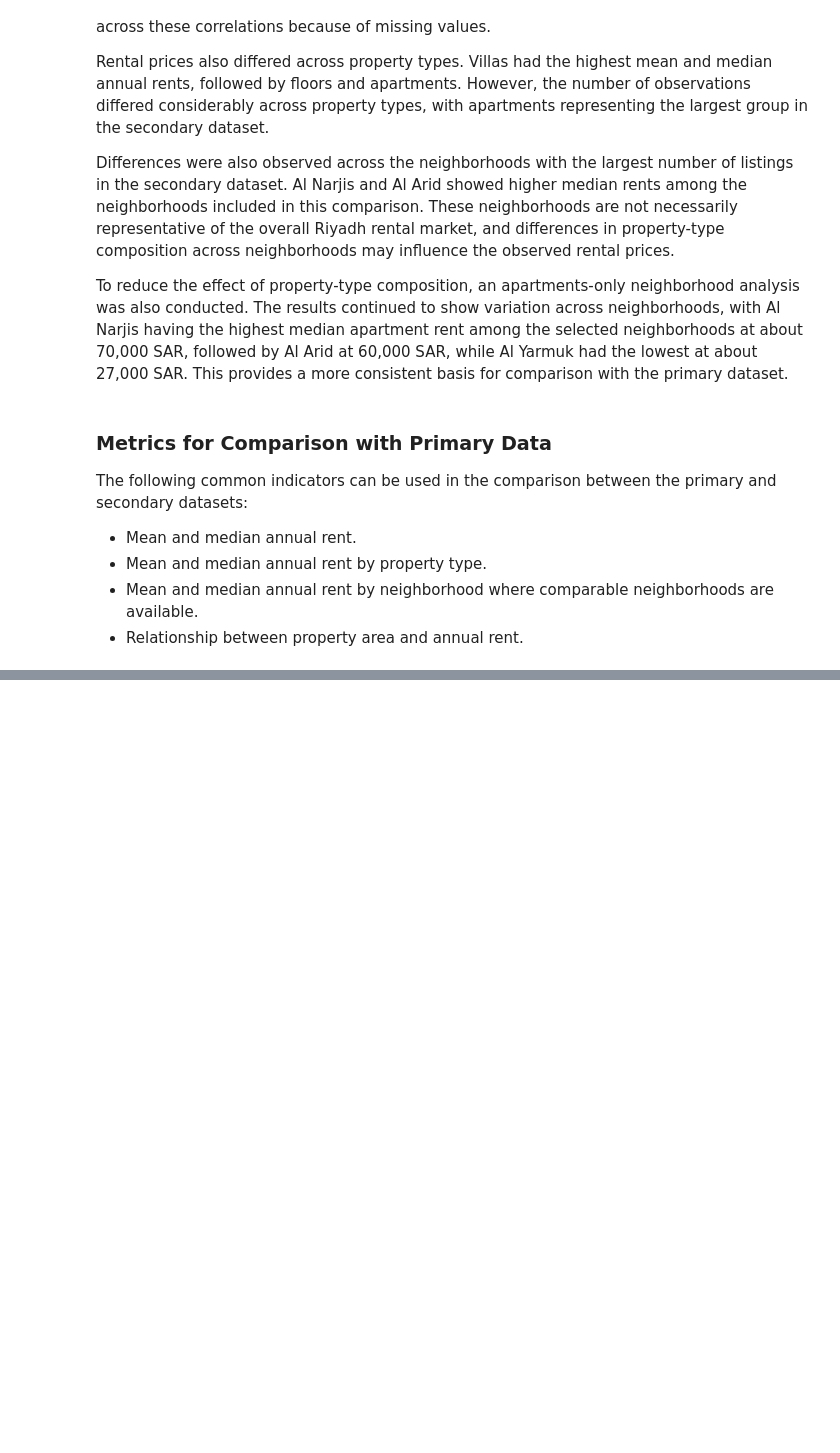
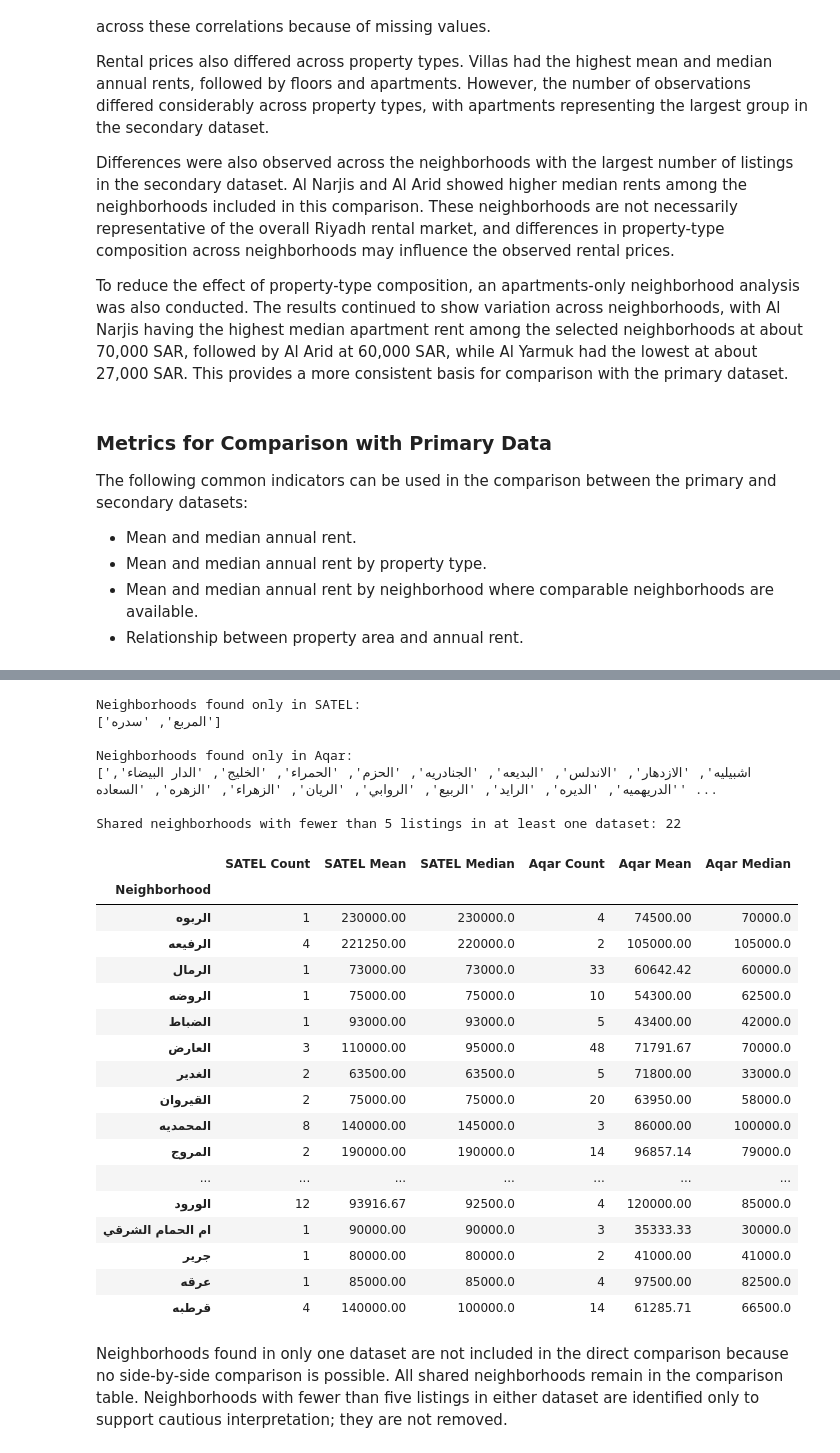
Before and after one commit to 1FATIMAH1/IT362, a Jupyter notebook: Phase2.ipynb, the cells around one changed output, grey strips where cells are left out. Drawn from its saved outputs; the diff is of its cells as text; code cells hidden in the pictures; blank space fills up the shorter version.

```diff
--- a/Phase2.ipynb
+++ b/Phase2.ipynb
@@ -1601,0 +2275,22 @@ These are hypotheses generated from exploratory analysis, not tested explanation
+# %%
+# Apply the same Arabic normalization rule to both datasets.
+primary_comp['comparison_neighborhood_key'] = (
+    primary_comp['neighborhood_ar_comparison']
+    .map(make_neighborhood_key)
+)
+secondary_comp['comparison_neighborhood_key'] = (
+    secondary_comp['neighborhood_ar']
+    .map(make_neighborhood_key)
+)
+
+primary_keys = set(
+    primary_comp['comparison_neighborhood_key'].dropna().unique()
+)
+secondary_keys = set(
+    secondary_comp['comparison_neighborhood_key'].dropna().unique()
+)
+shared_keys = primary_keys.intersection(secondary_keys)
+
+print("Primary neighborhoods available for comparison:", len(primary_keys))
+print("Secondary neighborhoods available for comparison:", len(secondary_keys))
+print("Shared neighborhoods:", len(shared_keys))
@@ -1601,0 +2360,50 @@ These are hypotheses generated from exploratory analysis, not tested explanation
+# %%
+# Report neighborhoods that cannot be compared across both sources.
+only_in_satel = sorted(primary_keys - secondary_keys)
+only_in_aqar = sorted(secondary_keys - primary_keys)
+
+print("Neighborhoods found only in SATEL:")
+print(only_in_satel)
+print()
+print("Neighborhoods found only in Aqar:")
+print(only_in_aqar)
+
+# Identify small shared groups for cautious interpretation without removing them.
+small_neighborhood_samples = shared_neighborhood_comparison[
+    (shared_neighborhood_comparison['SATEL Count'] < 5)
+    | (shared_neighborhood_comparison['Aqar Count'] < 5)
+]
+print()
+print(
+    "Shared neighborhoods with fewer than 5 listings in at least one dataset:",
+    len(small_neighborhood_samples)
+)
+display(small_neighborhood_samples)
+# %% [output]
+Neighborhoods found only in SATEL:
+['المربع', 'سدره']
+
+Neighborhoods found only in Aqar:
+['اشبيليه', 'الازدهار', 'الاندلس', 'البديعه', 'الجنادريه', 'الحزم', 'الحمراء', 'الخليج', 'الدار البيضاء', 'الدريهميه', 'الديره', 'الرايد', 'الربيع', 'الروابي', 'الريان', 'الزهراء', 'الزهره', 'السعاده' ...
+
+Shared neighborhoods with fewer than 5 listings in at least one dataset: 22
+|  | SATEL Count | SATEL Mean | SATEL Median | Aqar Count | Aqar Mean | Aqar Median |
+| Neighborhood |  |  |  |  |  |  |
+| الربوه | 1 | 230000.00 | 230000.0 | 4 | 74500.00 | 70000.0 |
+| الرفيعه | 4 | 221250.00 | 220000.0 | 2 | 105000.00 | 105000.0 |
+| الرمال | 1 | 73000.00 | 73000.0 | 33 | 60642.42 | 60000.0 |
+| الروضه | 1 | 75000.00 | 75000.0 | 10 | 54300.00 | 62500.0 |
+| الضباط | 1 | 93000.00 | 93000.0 | 5 | 43400.00 | 42000.0 |
+| العارض | 3 | 110000.00 | 95000.0 | 48 | 71791.67 | 70000.0 |
+| الغدير | 2 | 63500.00 | 63500.0 | 5 | 71800.00 | 33000.0 |
+| القيروان | 2 | 75000.00 | 75000.0 | 20 | 63950.00 | 58000.0 |
+| المحمديه | 8 | 140000.00 | 145000.0 | 3 | 86000.00 | 100000.0 |
+| المروج | 2 | 190000.00 | 190000.0 | 14 | 96857.14 | 79000.0 |
+| ... | ... | ... | ... | ... | ... | ... |
+| الورود | 12 | 93916.67 | 92500.0 | 4 | 120000.00 | 85000.0 |
+| ام الحمام الشرقي | 1 | 90000.00 | 90000.0 | 3 | 35333.33 | 30000.0 |
+| جرير | 1 | 80000.00 | 80000.0 | 2 | 41000.00 | 41000.0 |
+| عرقه | 1 | 85000.00 | 85000.0 | 4 | 97500.00 | 82500.0 |
+| قرطبه | 4 | 140000.00 | 100000.0 | 14 | 61285.71 | 66500.0 |
+# %% [markdown]
+Neighborhoods found in only one dataset are not included in the direct comparison because no side-by-side comparison is possible. All shared neighborhoods remain in the comparison table. Neighborhoods with fewer than five listings in either dataset are identified only to support cautious interpretation; they are not removed.
```
Also changed, not shown: parts of 102 cells of this notebook.
